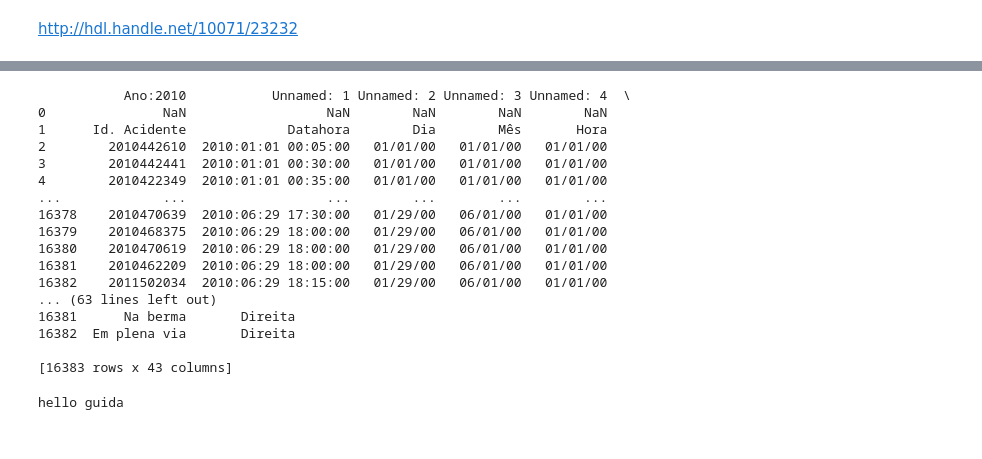
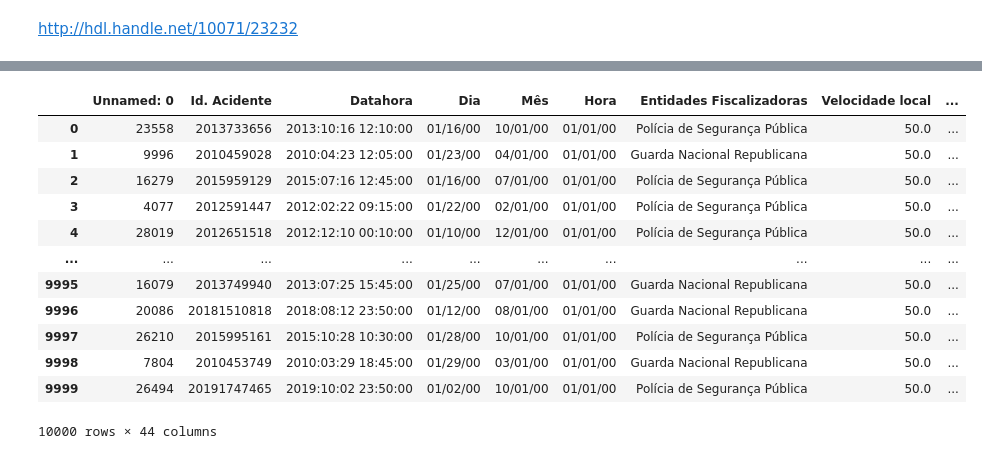
Before and after one commit to mrdso2-iscte/IAA_PROJECT, a Jupyter notebook: IAA.ipynb, the cells around one changed output, grey strips where cells are left out. Drawn from its saved outputs; the diff is of its cells as text; code cells hidden in the pictures.

```diff
--- a/IAA.ipynb
+++ b/IAA.ipynb
@@ -10,29 +5,2 @@ Mounted at /content/drive
 # %%
 import pandas as pd
-# %%
-data_frame=pd.read_csv('/content/drive/MyDrive/Colab Notebooks/dias_acidentes.csv', sep = ';', encoding="ISO-8859-1")
-print(data_frame)
-# %% [output]
-           Ano:2010           Unnamed: 1 Unnamed: 2 Unnamed: 3 Unnamed: 4  \
-0               NaN                  NaN        NaN        NaN        NaN
-1      Id. Acidente             Datahora        Dia        Mês       Hora
-2        2010442610  2010:01:01 00:05:00   01/01/00   01/01/00   01/01/00
-3        2010442441  2010:01:01 00:30:00   01/01/00   01/01/00   01/01/00
-4        2010422349  2010:01:01 00:35:00   01/01/00   01/01/00   01/01/00
-...             ...                  ...        ...        ...        ...
-16378    2010470639  2010:06:29 17:30:00   01/29/00   06/01/00   01/01/00
-16379    2010468375  2010:06:29 18:00:00   01/29/00   06/01/00   01/01/00
-16380    2010470619  2010:06:29 18:00:00   01/29/00   06/01/00   01/01/00
-16381    2010462209  2010:06:29 18:00:00   01/29/00   06/01/00   01/01/00
-16382    2011502034  2010:06:29 18:15:00   01/29/00   06/01/00   01/01/00
-... (63 lines left out)
-16381      Na berma       Direita
-16382  Em plena via       Direita
-
-[16383 rows x 43 columns]
-# %%
-def hello():
-  print('hello guida')
-hello()
-# %% [output]
-hello guida
@@ -38,0 +23,19 @@ hello guida
+# %%
+#url="https://github.com/mrdso2-iscte/IAA_PROJECT/blob/main/accidents.csv"
+data=pd.read_csv('accidents.csv', sep = ',')
+# %%
+data
+# %% [output]
+|  | Unnamed: 0 | Id. Acidente | Datahora | Dia | Mês | Hora | Entidades Fiscalizadoras | Velocidade local | ... |
+| 0 | 23558 | 2013733656 | 2013:10:16 12:10:00 | 01/16/00 | 10/01/00 | 01/01/00 | Polícia de Segurança Pública | 50.0 | ... |
+| 1 | 9996 | 2010459028 | 2010:04:23 12:05:00 | 01/23/00 | 04/01/00 | 01/01/00 | Guarda Nacional Republicana | 50.0 | ... |
+| 2 | 16279 | 2015959129 | 2015:07:16 12:45:00 | 01/16/00 | 07/01/00 | 01/01/00 | Polícia de Segurança Pública | 50.0 | ... |
+| 3 | 4077 | 2012591447 | 2012:02:22 09:15:00 | 01/22/00 | 02/01/00 | 01/01/00 | Polícia de Segurança Pública | 50.0 | ... |
+| 4 | 28019 | 2012651518 | 2012:12:10 00:10:00 | 01/10/00 | 12/01/00 | 01/01/00 | Polícia de Segurança Pública | 50.0 | ... |
+| ... | ... | ... | ... | ... | ... | ... | ... | ... | ... |
+| 9995 | 16079 | 2013749940 | 2013:07:25 15:45:00 | 01/25/00 | 07/01/00 | 01/01/00 | Guarda Nacional Republicana | 50.0 | ... |
+| 9996 | 20086 | 20181510818 | 2018:08:12 23:50:00 | 01/12/00 | 08/01/00 | 01/01/00 | Guarda Nacional Republicana | 50.0 | ... |
+| 9997 | 26210 | 2015995161 | 2015:10:28 10:30:00 | 01/28/00 | 10/01/00 | 01/01/00 | Polícia de Segurança Pública | 50.0 | ... |
+| 9998 | 7804 | 2010453749 | 2010:03:29 18:45:00 | 01/29/00 | 03/01/00 | 01/01/00 | Guarda Nacional Republicana | 50.0 | ... |
+| 9999 | 26494 | 20191747465 | 2019:10:02 23:50:00 | 01/02/00 | 10/01/00 | 01/01/00 | Polícia de Segurança Pública | 50.0 | ... |
+10000 rows × 44 columns
```
Also changed, not shown: parts of 7 cells of this notebook.
